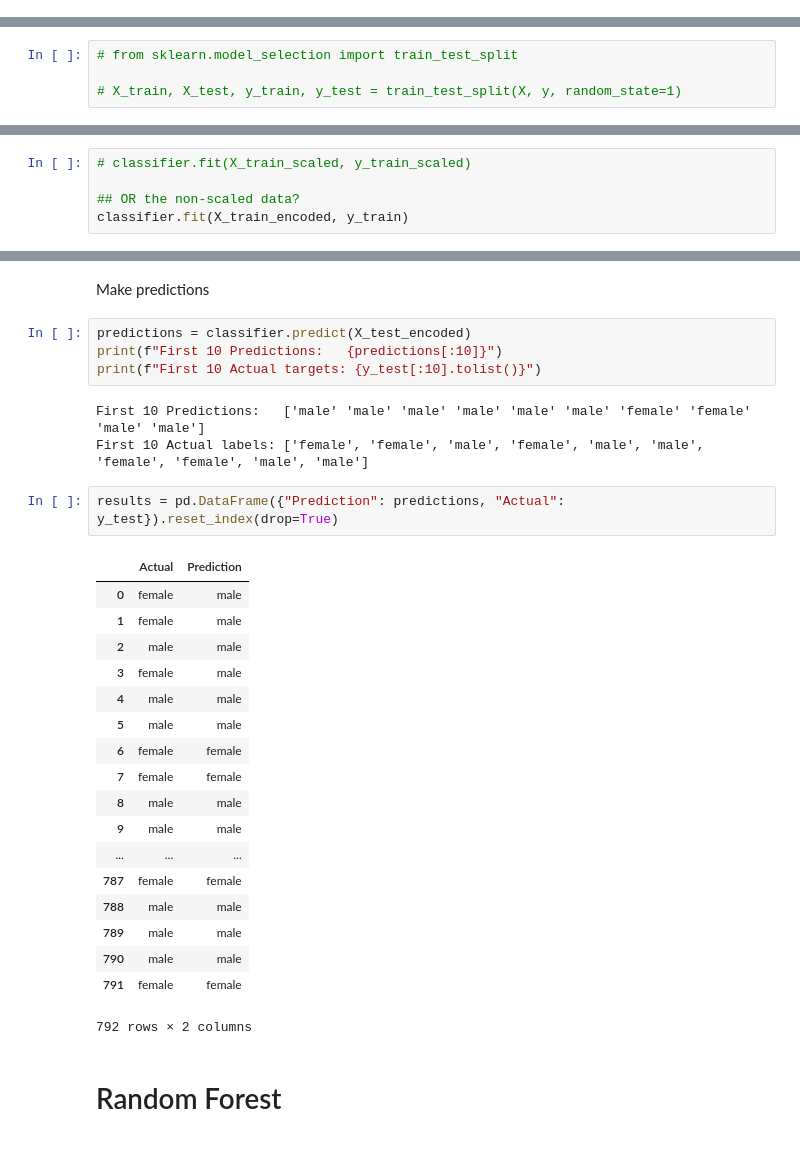
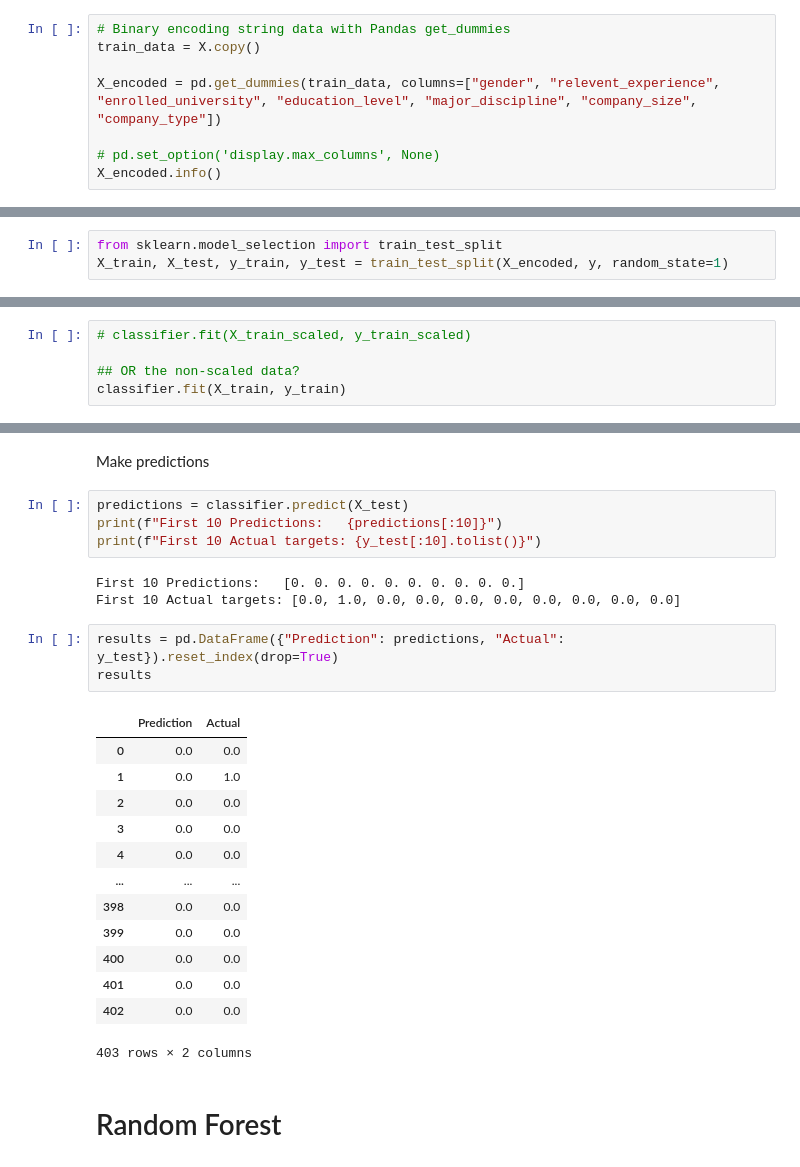
Before and after one commit to rarconaut/Project_3_Group_2, a Jupyter notebook: Rawaf/Project_3_Rawaf.ipynb, the cells around one changed output, grey strips where cells are left out. Cells and saved outputs as stored; diff of their text form.

```diff
--- a/Rawaf/Project_3_Rawaf.ipynb
+++ b/Rawaf/Project_3_Rawaf.ipynb
@@ -99,0 +122,8 @@ print(X_test.shape)
+# %%
+# Binary encoding string data with Pandas get_dummies
+train_data = X.copy()
+
+X_encoded = pd.get_dummies(train_data, columns=["gender", "relevent_experience", "enrolled_university", "education_level", "major_discipline", "company_size", "company_type"])
+
+# pd.set_option('display.max_columns', None)
+X_encoded.info()
@@ -100,9 +157,8 @@ print(X_test.shape)
 # %% [markdown]
 Split our data into training and testing
 # %%
-# from sklearn.model_selection import train_test_split
-
-# X_train, X_test, y_train, y_test = train_test_split(X, y, random_state=1)
+from sklearn.model_selection import train_test_split
+X_train, X_test, y_train, y_test = train_test_split(X_encoded, y, random_state=1)
 # %% [markdown]
 Create a Logistic Regression Model
 # %%
@@ -157,7 +184,7 @@ Fit (train) or model using the training data
 # classifier.fit(X_train_scaled, y_train_scaled)
 
 ## OR the non-scaled data?
-classifier.fit(X_train_encoded, y_train)
+classifier.fit(X_train, y_train)
 # %% [output]
 LogisticRegression()
 # %% [markdown]
@@ -177,33 +204,29 @@ NameError: name 'y_test' is not defined
 # %% [markdown]
 Make predictions
 # %%
-predictions = classifier.predict(X_test_encoded)
+predictions = classifier.predict(X_test)
 print(f"First 10 Predictions:   {predictions[:10]}")
 print(f"First 10 Actual targets: {y_test[:10].tolist()}")
 # %% [output]
-First 10 Predictions:   ['male' 'male' 'male' 'male' 'male' 'male' 'female' 'female' 'male' 'male']
-First 10 Actual labels: ['female', 'female', 'male', 'female', 'male', 'male', 'female', 'female', 'male', 'male']
+First 10 Predictions:   [0. 0. 0. 0. 0. 0. 0. 0. 0. 0.]
+First 10 Actual targets: [0.0, 1.0, 0.0, 0.0, 0.0, 0.0, 0.0, 0.0, 0.0, 0.0]
 # %%
 results = pd.DataFrame({"Prediction": predictions, "Actual": y_test}).reset_index(drop=True)
+results
 # %% [output]
-|  | Actual | Prediction |
-| 0 | female | male |
-| 1 | female | male |
-| 2 | male | male |
-| 3 | female | male |
-| 4 | male | male |
-| 5 | male | male |
-| 6 | female | female |
-| 7 | female | female |
-| 8 | male | male |
-| 9 | male | male |
+|  | Prediction | Actual |
+| 0 | 0.0 | 0.0 |
+| 1 | 0.0 | 1.0 |
+| 2 | 0.0 | 0.0 |
+| 3 | 0.0 | 0.0 |
+| 4 | 0.0 | 0.0 |
 | ... | ... | ... |
-| 787 | female | female |
-| 788 | male | male |
-| 789 | male | male |
-| 790 | male | male |
-| 791 | female | female |
+| 398 | 0.0 | 0.0 |
+| 399 | 0.0 | 0.0 |
+| 400 | 0.0 | 0.0 |
+| 401 | 0.0 | 0.0 |
+| 402 | 0.0 | 0.0 |
-792 rows × 2 columns
+403 rows × 2 columns
 # %% [markdown]
 # Random Forest
 # %%
```
Also changed, not shown: parts of 9 cells of this notebook.
